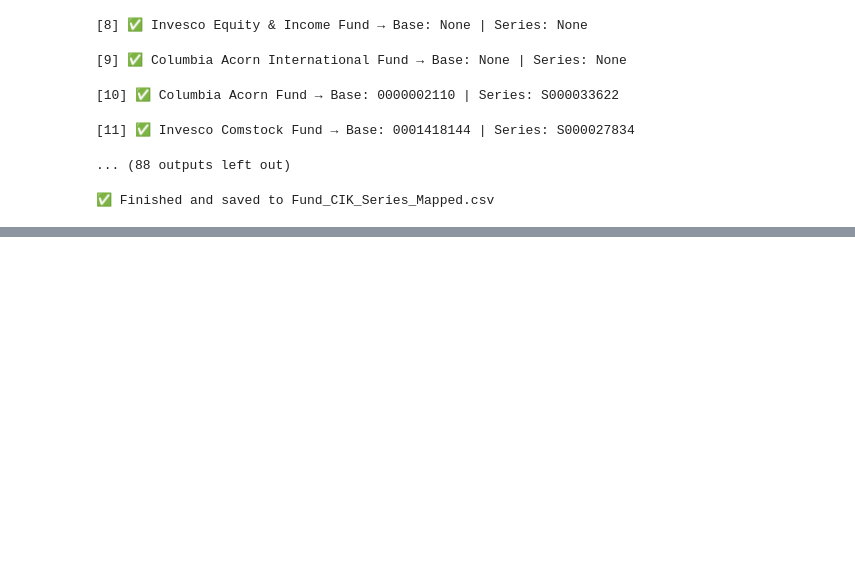
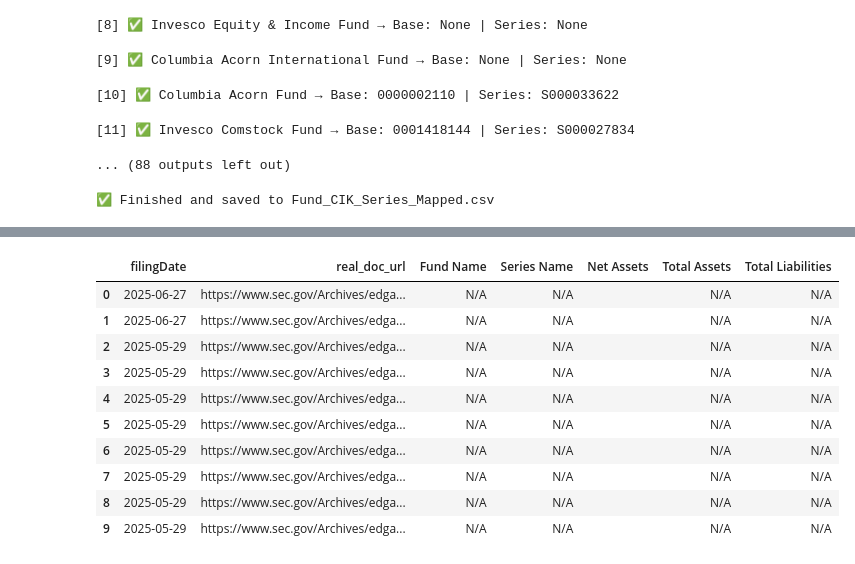
Before and after one commit to apgoel1/SECinsights, a Jupyter notebook: mf_cik_mapper.ipynb, the cells around one changed output, grey strips where cells are left out. Cells and saved outputs as stored; diff of their text form; code cells hidden in the pictures; blank space fills up the shorter version.

Commit message:
can parse files

```diff
--- a/mf_cik_mapper.ipynb
+++ b/mf_cik_mapper.ipynb
@@ -187,0 +220,13 @@ nport_df
+# %%
+# this is to see what all files are available inside of each submission. Not required to run.
+
+test_accession = nport_df.iloc[0]["accessionNumber"]
+acc_no_nodashes = test_accession.replace("-", "")
+index_url = f"https://www.sec.gov/Archives/edgar/data/{int(formatted_cik)}/{acc_no_nodashes}/index.json"
+
+res = requests.get(index_url, headers=headers)
+index_data = res.json()
+
+# Show all files available in this submission
+for file in index_data.get("directory", {}).get("item", []):
+    print(file.get("name"))
@@ -196,7 +248,7 @@ Next: Go through the dataframe of filings and view the actual contents of each f
 
 ## will add code here to go thru the dataframe later
 # Take the first row of the dataframe
-first_url = nport_df.iloc[0]["url"]
+first_url = nport_df.iloc[0]["real_doc_url"]
 # Get the actual content of the document
 response = requests.get(first_url, headers=headers)
 # Parse it with BeautifulSoup
@@ -256,0 +276,64 @@ FeatureNotFound: Couldn't find a tree builder with the features you requested: l
+# %%
+
+def extract_fund_info_from_html(url):
+    try:
+        res = requests.get(url, headers=headers, timeout=10)
+        soup = BeautifulSoup(res.content, "html.parser")
+
+        def extract_by_label(labels):
+            for row in soup.find_all("tr"):
+                cells = row.find_all(["td", "th"])
+                for i, cell in enumerate(cells):
+                    text = cell.get_text(strip=True).lower()
+                    if any(label.lower() in text for label in labels):
+                        if i + 1 < len(cells):
+                            return cells[i + 1].get_text(strip=True)
+            return "N/A"
+
+        return {
+            "Fund Name": extract_by_label(["Name of Registrant", "Fund Name"]),
+            "Series Name": extract_by_label(["Name of Series", "Series Name"]),
+            "Net Assets": extract_by_label(["Net Assets", "Total Net Assets"]),
+            "Total Assets": extract_by_label(["Total Assets"]),
+            "Total Liabilities": extract_by_label(["Total Liabilities"]),
+        }
+
+    except Exception as e:
+        return {
+            "Fund Name": "N/A",
+            "Series Name": "N/A",
+            "Net Assets": "N/A",
+            "Total Assets": "N/A",
+            "Total Liabilities": "N/A",
+        }
+
+
+# Limit to first 5-10 for testing speed
+limited_df = nport_df[nport_df["real_doc_url"].notna()].head(10).copy()
+
+# Extract insights
+results = []
+for _, row in limited_df.iterrows():
+    info = extract_fund_info_from_html(row["real_doc_url"])
+    results.append({**row.to_dict(), **info})
+    time.sleep(0.5)  # Be nice to the SEC's servers
+
+# Create insights DataFrame
+insights_df = pd.DataFrame(results)
+display(insights_df[[
+    "filingDate", "real_doc_url",
+    "Fund Name", "Series Name",
+    "Net Assets", "Total Assets", "Total Liabilities"
+]])
+# %% [output]
+|  | filingDate | real_doc_url | Fund Name | Series Name | Net Assets | Total Assets | Total Liabilities |
+| 0 | 2025-06-27 | https://www.sec.gov/Archives/edga... | N/A | N/A |  | N/A | N/A |
+| 1 | 2025-06-27 | https://www.sec.gov/Archives/edga... | N/A | N/A |  | N/A | N/A |
+| 2 | 2025-05-29 | https://www.sec.gov/Archives/edga... | N/A | N/A |  | N/A | N/A |
+| 3 | 2025-05-29 | https://www.sec.gov/Archives/edga... | N/A | N/A |  | N/A | N/A |
+| 4 | 2025-05-29 | https://www.sec.gov/Archives/edga... | N/A | N/A |  | N/A | N/A |
+| 5 | 2025-05-29 | https://www.sec.gov/Archives/edga... | N/A | N/A |  | N/A | N/A |
+| 6 | 2025-05-29 | https://www.sec.gov/Archives/edga... | N/A | N/A |  | N/A | N/A |
+| 7 | 2025-05-29 | https://www.sec.gov/Archives/edga... | N/A | N/A |  | N/A | N/A |
+| 8 | 2025-05-29 | https://www.sec.gov/Archives/edga... | N/A | N/A |  | N/A | N/A |
+| 9 | 2025-05-29 | https://www.sec.gov/Archives/edga... | N/A | N/A |  | N/A | N/A |
```
Also changed, not shown: parts of 9 cells of this notebook.
